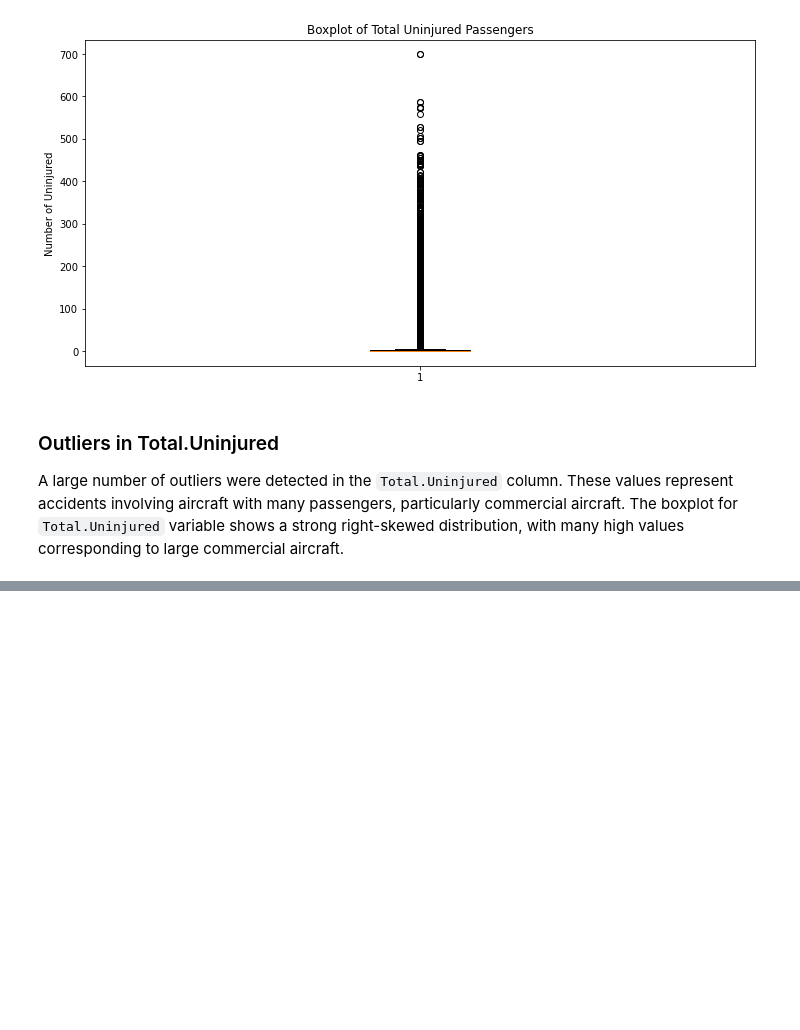
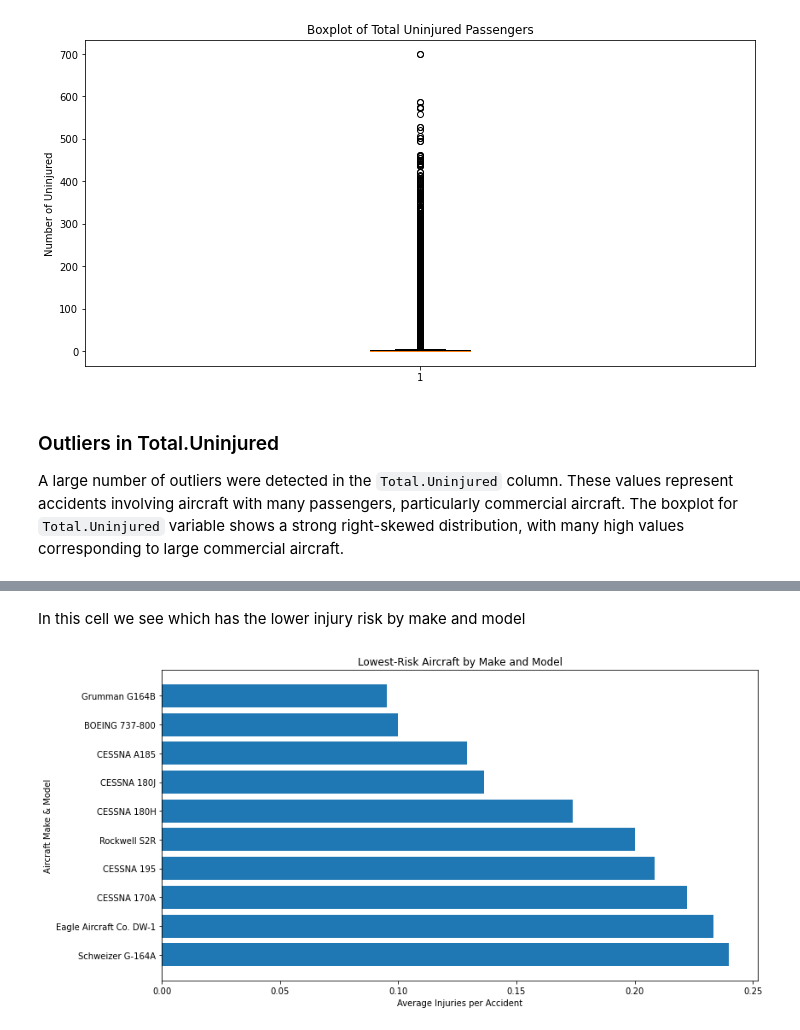
Before and after one commit to chepbree/aircraft_analysis, a Jupyter notebook: aviation.ipynb, the cells around one changed output, grey strips where cells are left out. Cells and saved outputs as stored; diff of their text form; code cells hidden in the pictures; blank space fills up the shorter version.

```diff
--- a/aviation.ipynb
+++ b/aviation.ipynb
@@ -225,0 +285,40 @@ with many high values corresponding to large commercial aircraft.
+# %% [markdown]
+In this cell we see which has the lower injury risk by make and model
+# %%
+ # Aggregate by Make and Model
+make_model_risk = (
+    df.groupby(["Make", "Model"])
+      .agg(
+          Accidents=("Model", "count"),
+          Avg_Injuries=("Total_Injuries", "mean")
+      )
+      .reset_index()
+)
+
+# Filter for reliability
+make_model_risk = make_model_risk[make_model_risk["Accidents"] >= 20]
+# Sort by lowest risk
+low_risk_aircraft = make_model_risk.sort_values("Avg_Injuries")
+
+low_risk_aircraft.head(10)
+
+
+# Select top 10 lowest-risk aircraft
+top10 = low_risk_aircraft.head(10)
+
+plt.figure(figsize=(12, 6))
+
+plt.barh(
+    top10["Make"] + " " + top10["Model"],
+    top10["Avg_Injuries"]
+)
+
+plt.xlabel("Average Injuries per Accident")
+plt.ylabel("Aircraft Make & Model")
+plt.title("Lowest-Risk Aircraft by Make and Model")
+
+plt.gca().invert_yaxis()  # lowest risk on top
+plt.tight_layout()
+plt.show()
+# %% [output]
+[figure, added]
```
Also changed, not shown: parts of 20 cells of this notebook.
